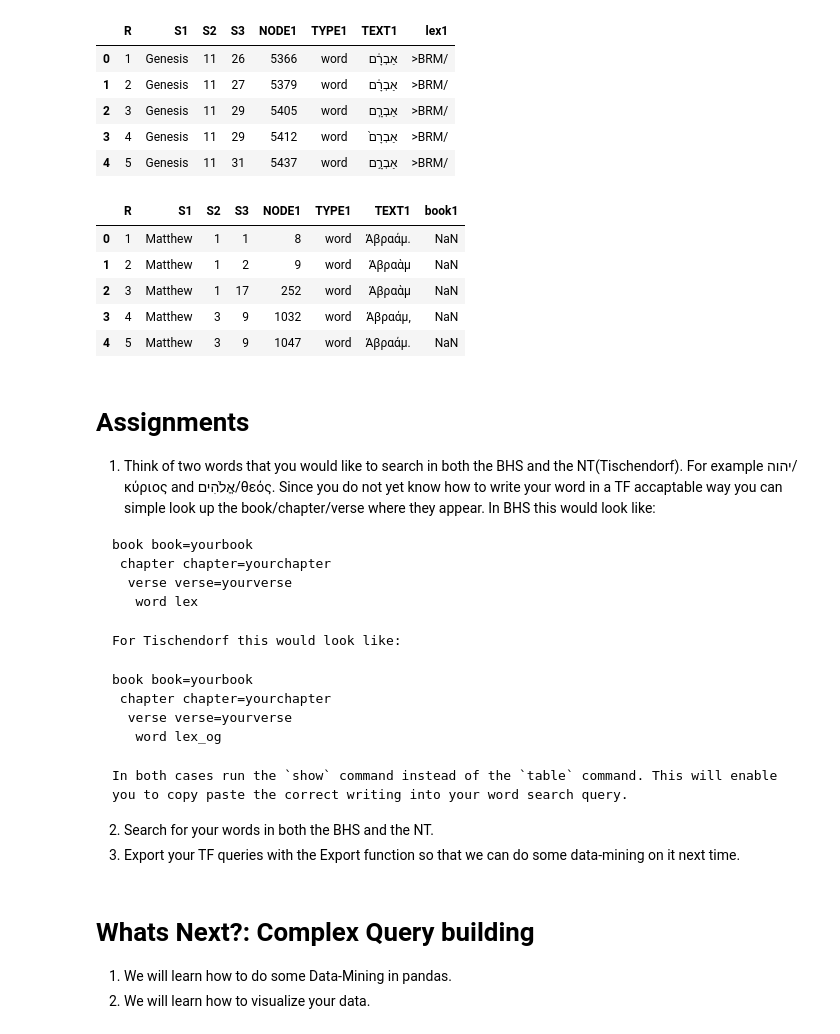
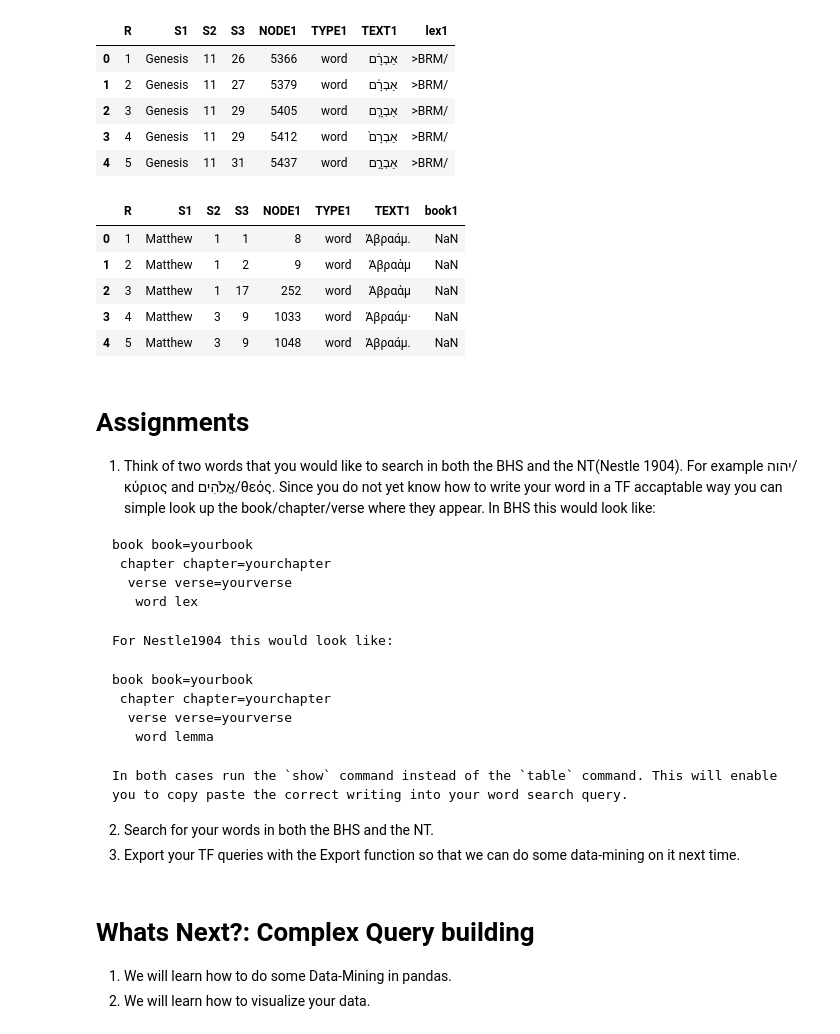
Before and after one commit to oliverglanz/Text-Fabric, a Jupyter notebook: Research-Workshop-Series/0200_PhD-Workshop_TF_002_jupyter-notebooks-intro.ipynb, the cells around one changed output. Saved outputs shown, nothing was run; the diff lists cells and outputs as text; code cells hidden in the pictures.

````diff
--- a/Research-Workshop-Series/0200_PhD-Workshop_TF_002_jupyter-notebooks-intro.ipynb
+++ b/Research-Workshop-Series/0200_PhD-Workshop_TF_002_jupyter-notebooks-intro.ipynb
@@ -626,16 +588,16 @@ BHSAbrahamSearch.head()
 # %%
 #Command for Windows environment:
 
-NTAbrahamSearchLex=pd.read_csv('D:/OneDrive/1200_AUS-research/Fabric-TEXT/NTAbrahamSearchLex.tsv',delimiter='\t',encoding='utf-16')
+NTAbrahamSearchLex=pd.read_csv('D:\OneDrive - Andrews University\1200_AUS-research\Fabric-TEXT\course_PhD-workshop\data-export/NTAbrahamSearchLex.tsv',delimiter='\t',encoding='utf-16')
 pd.set_option('display.max_columns', 50)
 NTAbrahamSearchLex.head()
 # %% [output]
 |  | R | S1 | S2 | S3 | NODE1 | TYPE1 | TEXT1 | book1 |
-| 0 | 1 | Matthew | 1 | 1 | 8 | word | Ἀβραάμ. | NaN |
+| 0 | 1 | Matthew | 1 | 1 | 8 | word | Ἀβραάμ. | NaN |
 | 1 | 2 | Matthew | 1 | 2 | 9 | word | Ἀβραὰμ | NaN |
 | 2 | 3 | Matthew | 1 | 17 | 252 | word | Ἀβραὰμ | NaN |
-| 3 | 4 | Matthew | 3 | 9 | 1032 | word | Ἀβραάμ, | NaN |
-| 4 | 5 | Matthew | 3 | 9 | 1047 | word | Ἀβραάμ. | NaN |
+| 3 | 4 | Matthew | 3 | 9 | 1033 | word | Ἀβραάμ· | NaN |
+| 4 | 5 | Matthew | 3 | 9 | 1048 | word | Ἀβραάμ. | NaN |
 # %%
 #Command for MacOS environment:
 #NTAbrahamSearchLex=pd.read_csv('/Users/glanz/OneDrive/1200_AUS-research/Fabric-TEXT/NTAbrahamSearchLex.tsv',delimiter='\t',encoding='utf-16')
@@ -643,7 +605,7 @@ NTAbrahamSearchLex.head()
 #NTAbrahamSearchLex.head()
 # %% [markdown]
 # Assignments
-1. Think of two words that you would like to search in both the BHS and the NT(Tischendorf). For example יהוה/κύριος and אֱלֹהִים/θεός. Since you do not yet know how to write your word in a TF accaptable way you can simple look up the book/chapter/verse where they appear. In BHS this would look like:
+1. Think of two words that you would like to search in both the BHS and the NT(Nestle 1904). For example יהוה/κύριος and אֱלֹהִים/θεός. Since you do not yet know how to write your word in a TF accaptable way you can simple look up the book/chapter/verse where they appear. In BHS this would look like:
 
 ```
 book book=yourbook
@@ -652,12 +614,12 @@ book book=yourbook
    word lex
 ```
 
-    For Tischendorf this would look like:
+    For Nestle1904 this would look like:
 ```
 book book=yourbook
  chapter chapter=yourchapter
   verse verse=yourverse
-   word lex_og
+   word lemma
 ```
     In both cases run the `show` command instead of the `table` command. This will enable you to copy paste the correct writing into your word search query.
 
````
Also changed, not shown: parts of 19 cells of this notebook, 7 other files.
